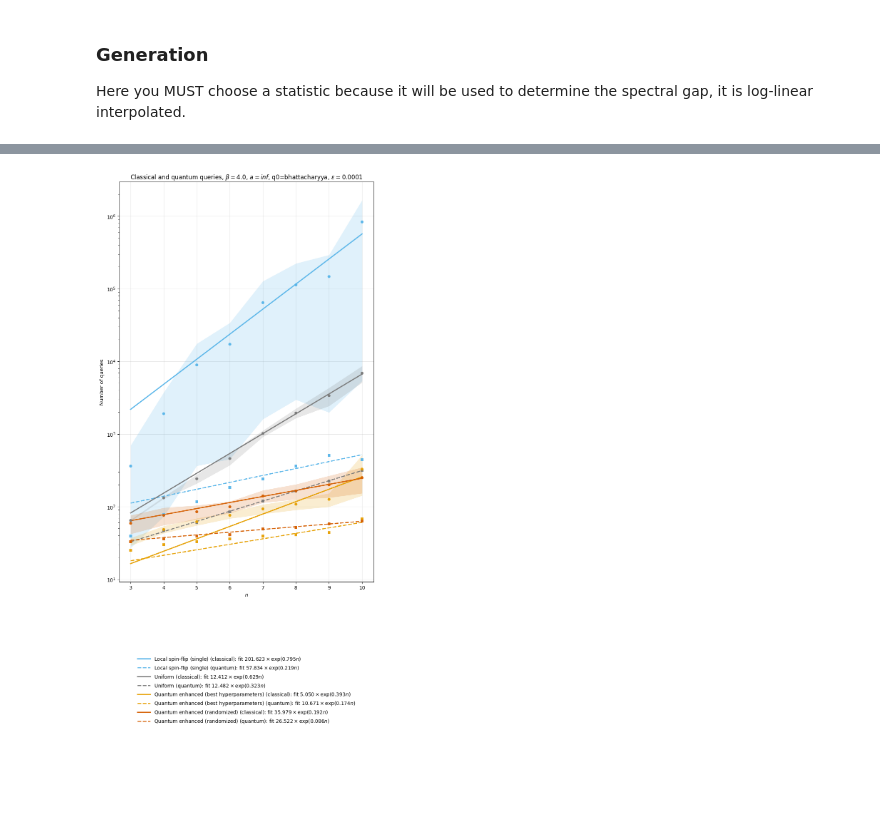
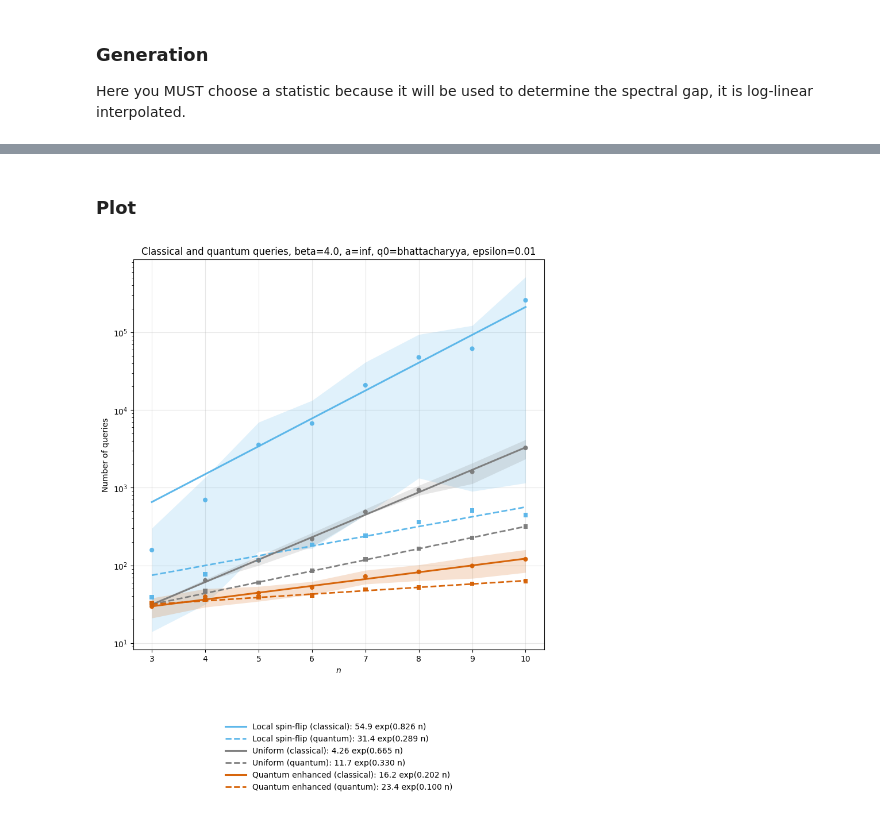
Before and after one commit to incud/pubmonaqa, a Jupyter notebook: notebooks/1_classical_vs_quantum_queries.ipynb, the cells around one changed output, grey strips where cells are left out. Saved outputs shown, nothing was run; the diff lists cells and outputs as text; code cells hidden in the pictures; blank space fills up the shorter version.

```diff
--- a/notebooks/1_classical_vs_quantum_queries.ipynb
+++ b/notebooks/1_classical_vs_quantum_queries.ipynb
@@ -316,25 +175,18 @@ ModuleNotFoundError: No module named 'monaqa2'
+# %% [markdown]
+### Plot
 # %%
 from monaqa2.data.filename import CLASSICAL_QUERY_FILE, QUANTUM_QUERY_FILE
-from monaqa2.data.plot_classical_query_and_quantum_query_vs_n import plot_classical_and_quantum_queries
+from monaqa2.data.plot_classical_quantum_query_vs_n import plot_classical_and_quantum_queries
 
-fig, ax = plot_classical_and_quantum_queries(
-    beta=4.0,
-    a=np.inf,
-    q0_mode="bhattacharyya",
-    epsilon=1e-4,
-    classical_query_file=CLASSICAL_QUERY_FILE,
-    quantum_query_file=QUANTUM_QUERY_FILE,
-    statistic="median+mad",
-    show_spread=True,
-    min_count=1,
-    n_fit_min=7,
-    n_fit_max=10,
-)
+beta = 4.0
+statistic = "median+mad"  # "mean+std", "mean+std-tail", or "median+mad"
+eps = 1e-2                # 1e-{2,3,...,8}
 
-fig.set_size_inches(8, 16)
+fig, ax = plot_classical_and_quantum_queries(beta=beta, a=np.inf, q0_mode="bhattacharyya", epsilon=eps, classical_query_file=CLASSICAL_QUERY_FILE, quantum_query_file=QUANTUM_QUERY_FILE, statistic=statistic, show_spread=True, min_count=1, n_fit_min=5, n_fit_max=10)
+fig.set_size_inches(8, 10)
 fig.tight_layout()
 plt.show()
 # %% [output]
-[figure, old version]
+[figure, new version]
 # %%
 detecting and defining quantum speedup tryoer ronnow (2014)
```
Also changed, not shown: parts of 21 cells of this notebook, 5 other files.
